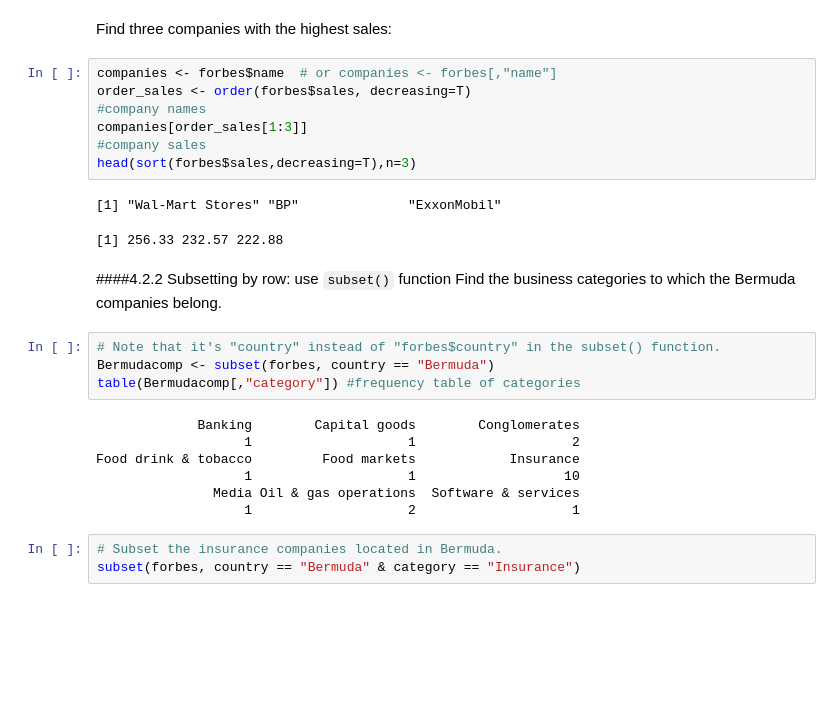
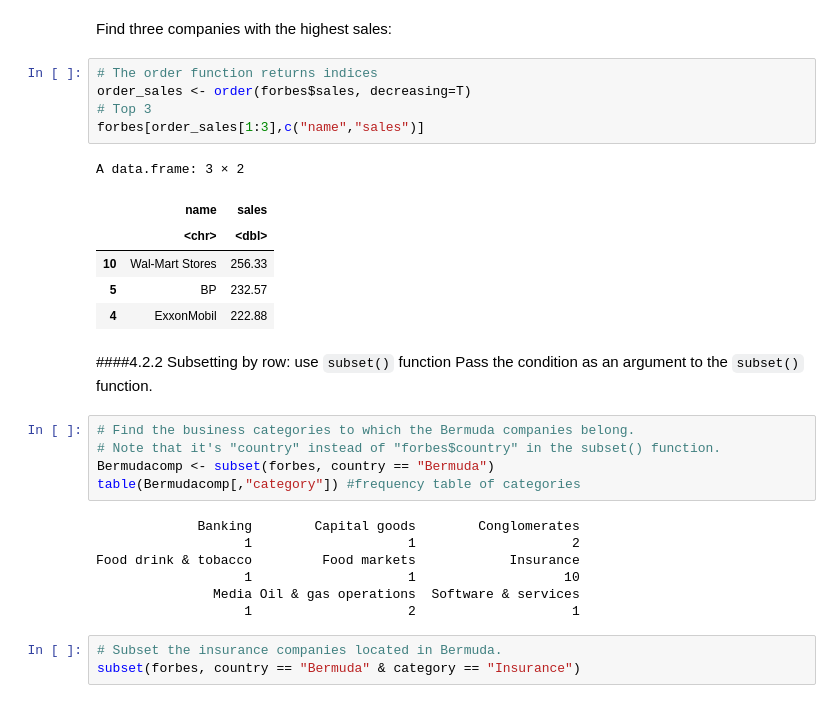
Before and after one commit to lsuhpchelp/lbrnloniworkshop2022, a Jupyter notebook: day2/data_R.ipynb, the cells around one changed output. Cells and saved outputs as stored; diff of their text form; blank space fills up the shorter version.

```diff
--- a/day2/data_R.ipynb
+++ b/day2/data_R.ipynb
@@ -342,20 +372,23 @@ A data.frame: 280 × 8
 | 1997 | 1997 | Yokogawa Electric | Japan | Business services & supplies | 2.78 | -0.22 | 2.96 | 3.29 |
 # %% [markdown]
 Find three companies with the highest sales:
-# %%
-companies <- forbes$name  # or companies <- forbes[,"name"]
-order_sales <- order(forbes$sales, decreasing=T)
-#company names
-companies[order_sales[1:3]]
-#company sales
-head(sort(forbes$sales,decreasing=T),n=3)
-# %% [output]
-[1] "Wal-Mart Stores" "BP"              "ExxonMobil"
-[1] 256.33 232.57 222.88
+# %%
+# The order function returns indices
+order_sales <- order(forbes$sales, decreasing=T)
+# Top 3
+forbes[order_sales[1:3],c("name","sales")]
+# %% [output]
+A data.frame: 3 × 2
+|  | name | sales |
+|  | <chr> | <dbl> |
+| 10 | Wal-Mart Stores | 256.33 |
+| 5 | BP | 232.57 |
+| 4 | ExxonMobil | 222.88 |
 # %% [markdown]
 ####4.2.2 Subsetting by row: use `subset()` function
-Find the business categories to which the Bermuda companies belong.
+Pass the condition as an argument to the `subset()` function.
 # %%
+# Find the business categories to which the Bermuda companies belong.
 # Note that it's "country" instead of "forbes$country" in the subset() function.
 Bermudacomp <- subset(forbes, country == "Bermuda")
 table(Bermudacomp[,"category"]) #frequency table of categories
```
Also changed, not shown: parts of 43 cells of this notebook.
